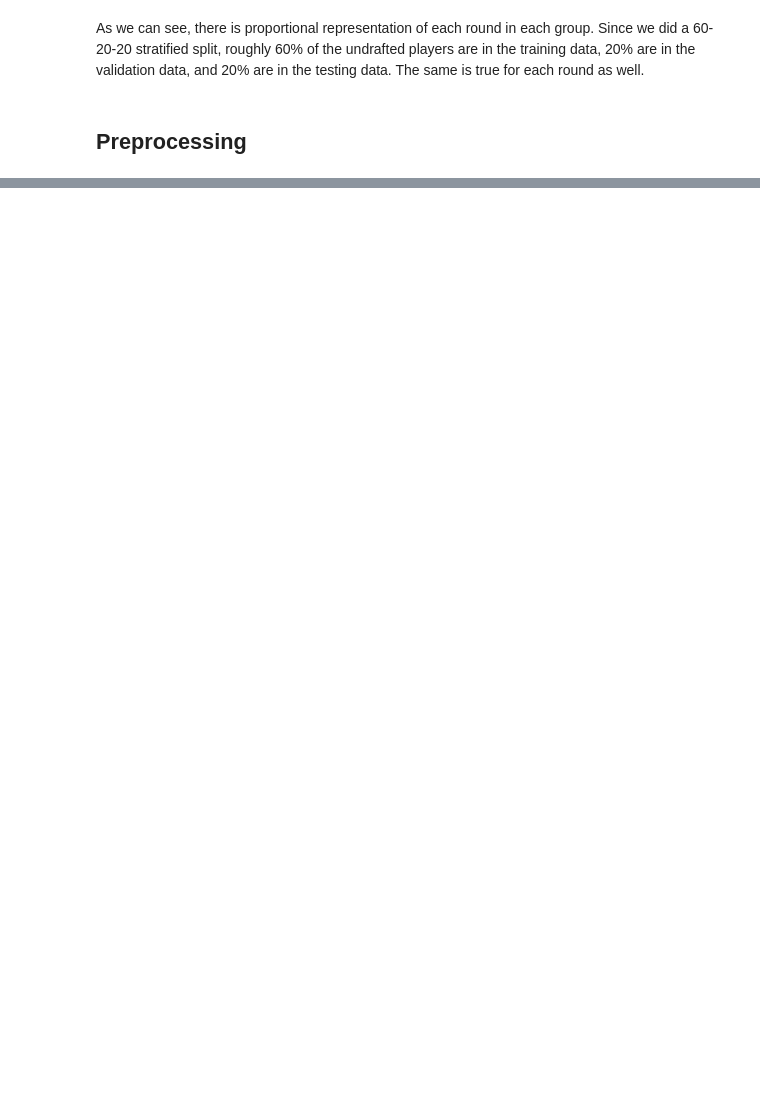
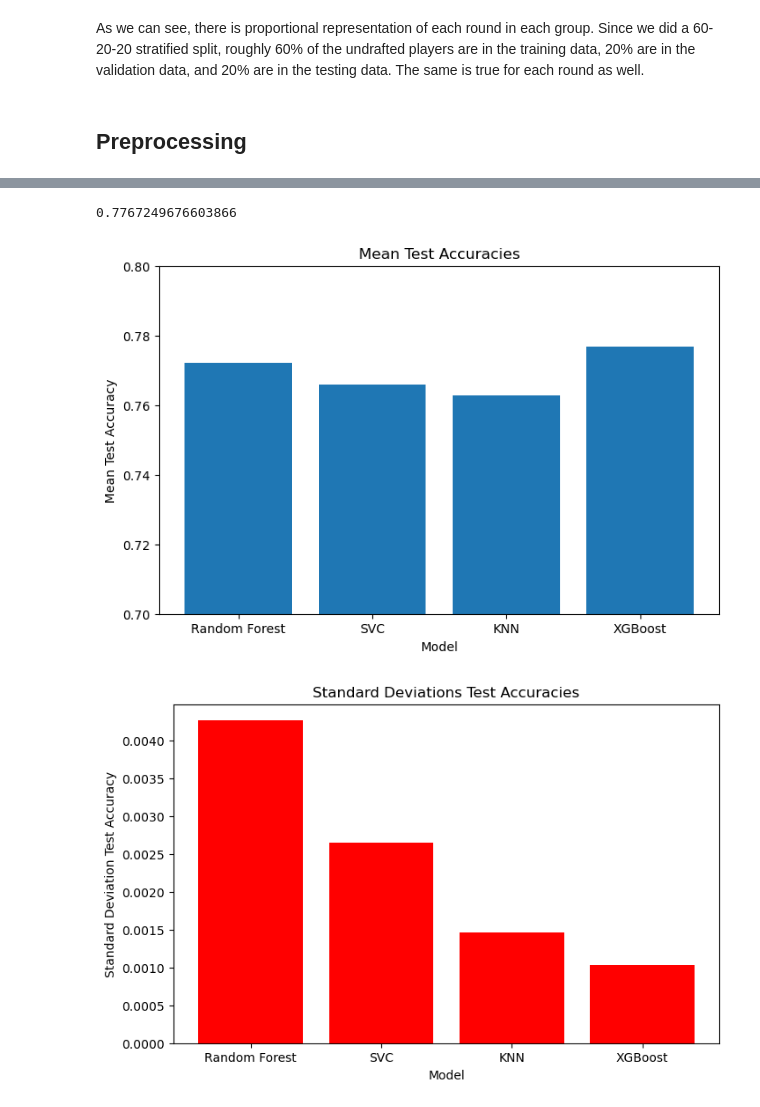
Before and after one commit to ckourkou/DATA-1030-Final-Project, a Jupyter notebook: Draft Round Project.ipynb, the cells around one changed output, grey strips where cells are left out. Cells and saved outputs as stored; diff of their text form; code cells hidden in the pictures; blank space fills up the shorter version.

Commit message:
Found best model

```diff
--- a/Draft Round Project.ipynb
+++ b/Draft Round Project.ipynb
@@ -1112,0 +1131,50 @@ In 4 not in 3 set()
+# %%
+print(np.mean(xgb_test_scores))
+# %% [output]
+0.7767249676603866
+# %%
+model_scores = {
+    "Random Forest": rf_test_scores,
+    "SVC": svc_test_scores,
+    "KNN": knn_test_scores,
+    "XGBoost": xgb_test_scores
+}
+
+trained_models = {
+    "Random Forest": rf_best_model,
+    "SVC": svc_best_model,
+    "KNN": knn_best_model,
+    "XGBoost": xgb_models
+}
+
+# Calculating mean and standard deviations of each model
+model_names = list(model_scores.keys())
+means = [np.mean(scores) for scores in model_scores.values()]
+stds = [np.std(scores) for scores in model_scores.values()]
+
+# Plotting Means
+plt.figure(figsize=(8,5))
+x_positions = np.arange(len(model_names))
+
+plt.bar(x_positions, means)
+plt.xticks(x_positions, model_names)
+plt.ylim(0.7, 0.8)
+plt.ylabel("Mean Test Accuracy")
+plt.xlabel("Model")
+plt.title("Mean Test Accuracies")
+plt.show()
+
+
+# Plotting Standard Deviations
+plt.figure(figsize=(8,5))
+x_positions = np.arange(len(model_names))
+
+plt.bar(x_positions, stds, color = 'red')
+plt.xticks(x_positions, model_names)
+plt.ylabel("Standard Deviation Test Accuracy")
+plt.xlabel("Model")
+plt.title("Standard Deviations Test Accuracies")
+plt.show()
+# %% [output]
+[figure, added]
+[figure, added]
```
Also changed, not shown: parts of 33 cells of this notebook, 2 other files.
